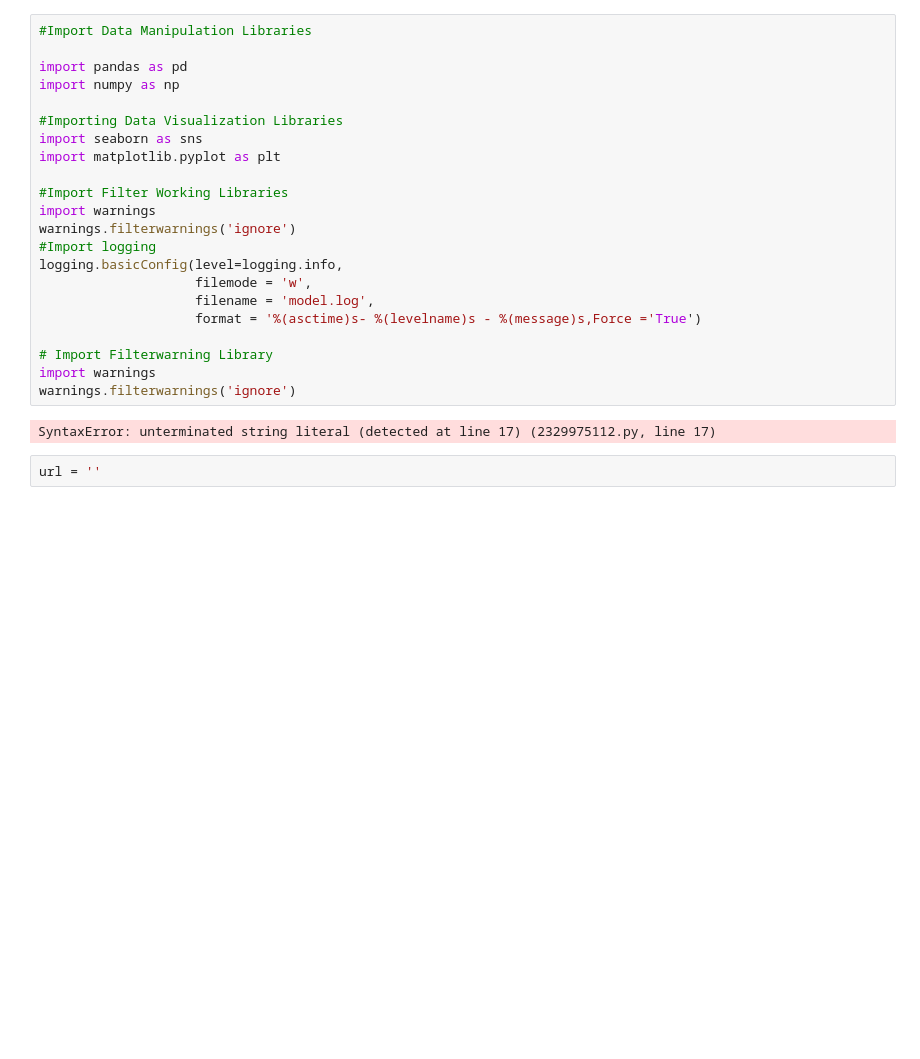
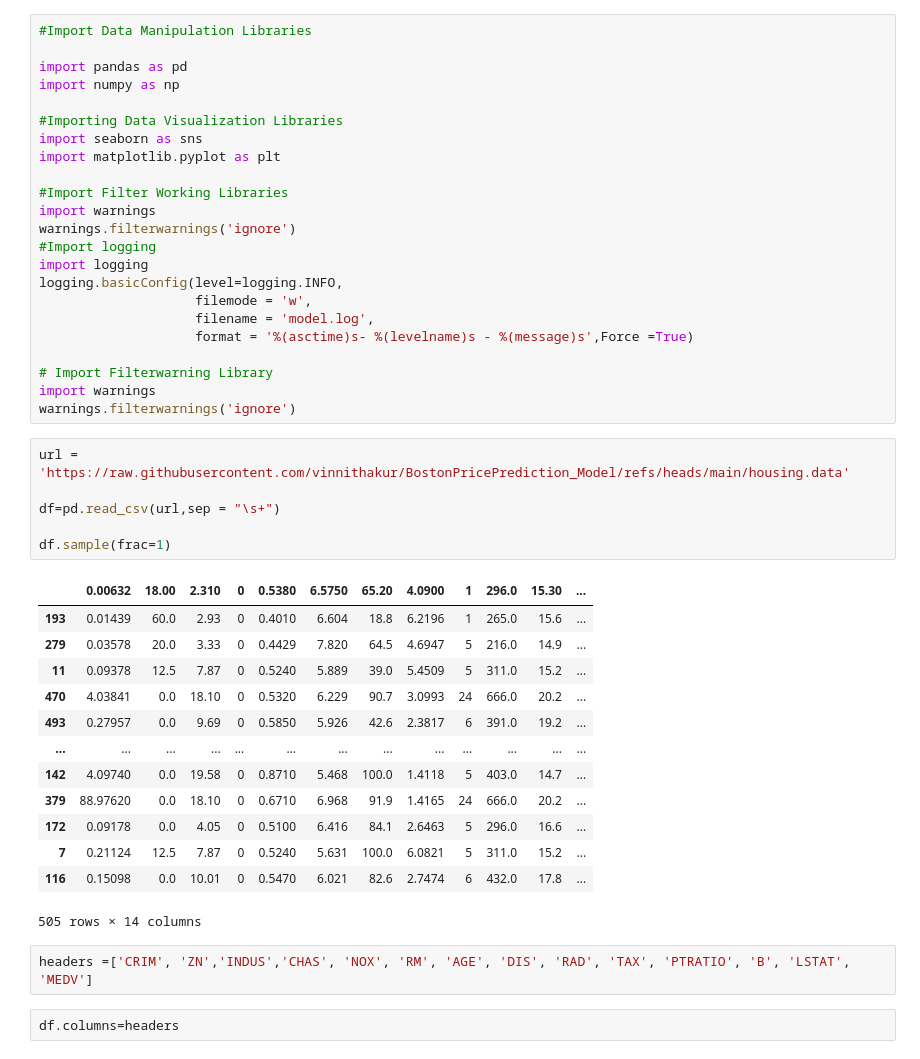
Before and after one commit to vinnithakur/BostonPricePrediction_Model, a Jupyter notebook: model.ipynb, the cells around one changed output. Cells and saved outputs as stored; diff of their text form; blank space fills up the shorter version.

Commit message:
Pre-modelling done

```diff
--- a/model.ipynb
+++ b/model.ipynb
@@ -12,15 +12,36 @@ import matplotlib.pyplot as plt
 import warnings
 warnings.filterwarnings('ignore')
 #Import logging
-logging.basicConfig(level=logging.info,
+import logging
+logging.basicConfig(level=logging.INFO,
                     filemode = 'w',
                     filename = 'model.log',
-                    format = '%(asctime)s- %(levelname)s - %(message)s,Force ='True')
+                    format = '%(asctime)s- %(levelname)s - %(message)s',Force =True)
 
 # Import Filterwarning Library
 import warnings
 warnings.filterwarnings('ignore')
-# %% [output]
-SyntaxError: unterminated string literal (detected at line 17) (2329975112.py, line 17)
 # %%
-url = ''
+url = 'https://raw.githubusercontent.com/vinnithakur/BostonPricePrediction_Model/refs/heads/main/housing.data'
+
+df=pd.read_csv(url,sep = "\s+")
+
+df.sample(frac=1)
+# %% [output]
+|  | 0.00632 | 18.00 | 2.310 | 0 | 0.5380 | 6.5750 | 65.20 | 4.0900 | 1 | 296.0 | 15.30 | ... |
+| 193 | 0.01439 | 60.0 | 2.93 | 0 | 0.4010 | 6.604 | 18.8 | 6.2196 | 1 | 265.0 | 15.6 | ... |
+| 279 | 0.03578 | 20.0 | 3.33 | 0 | 0.4429 | 7.820 | 64.5 | 4.6947 | 5 | 216.0 | 14.9 | ... |
+| 11 | 0.09378 | 12.5 | 7.87 | 0 | 0.5240 | 5.889 | 39.0 | 5.4509 | 5 | 311.0 | 15.2 | ... |
+| 470 | 4.03841 | 0.0 | 18.10 | 0 | 0.5320 | 6.229 | 90.7 | 3.0993 | 24 | 666.0 | 20.2 | ... |
+| 493 | 0.27957 | 0.0 | 9.69 | 0 | 0.5850 | 5.926 | 42.6 | 2.3817 | 6 | 391.0 | 19.2 | ... |
+| ... | ... | ... | ... | ... | ... | ... | ... | ... | ... | ... | ... | ... |
+| 142 | 4.09740 | 0.0 | 19.58 | 0 | 0.8710 | 5.468 | 100.0 | 1.4118 | 5 | 403.0 | 14.7 | ... |
+| 379 | 88.97620 | 0.0 | 18.10 | 0 | 0.6710 | 6.968 | 91.9 | 1.4165 | 24 | 666.0 | 20.2 | ... |
+| 172 | 0.09178 | 0.0 | 4.05 | 0 | 0.5100 | 6.416 | 84.1 | 2.6463 | 5 | 296.0 | 16.6 | ... |
+| 7 | 0.21124 | 12.5 | 7.87 | 0 | 0.5240 | 5.631 | 100.0 | 6.0821 | 5 | 311.0 | 15.2 | ... |
+| 116 | 0.15098 | 0.0 | 10.01 | 0 | 0.5470 | 6.021 | 82.6 | 2.7474 | 6 | 432.0 | 17.8 | ... |
+505 rows × 14 columns
+# %%
+headers =['CRIM', 'ZN','INDUS','CHAS', 'NOX', 'RM', 'AGE', 'DIS', 'RAD', 'TAX', 'PTRATIO', 'B', 'LSTAT', 'MEDV']
+# %%
+df.columns=headers
```
Also changed, not shown: parts of 15 cells of this notebook, 1 other file.
